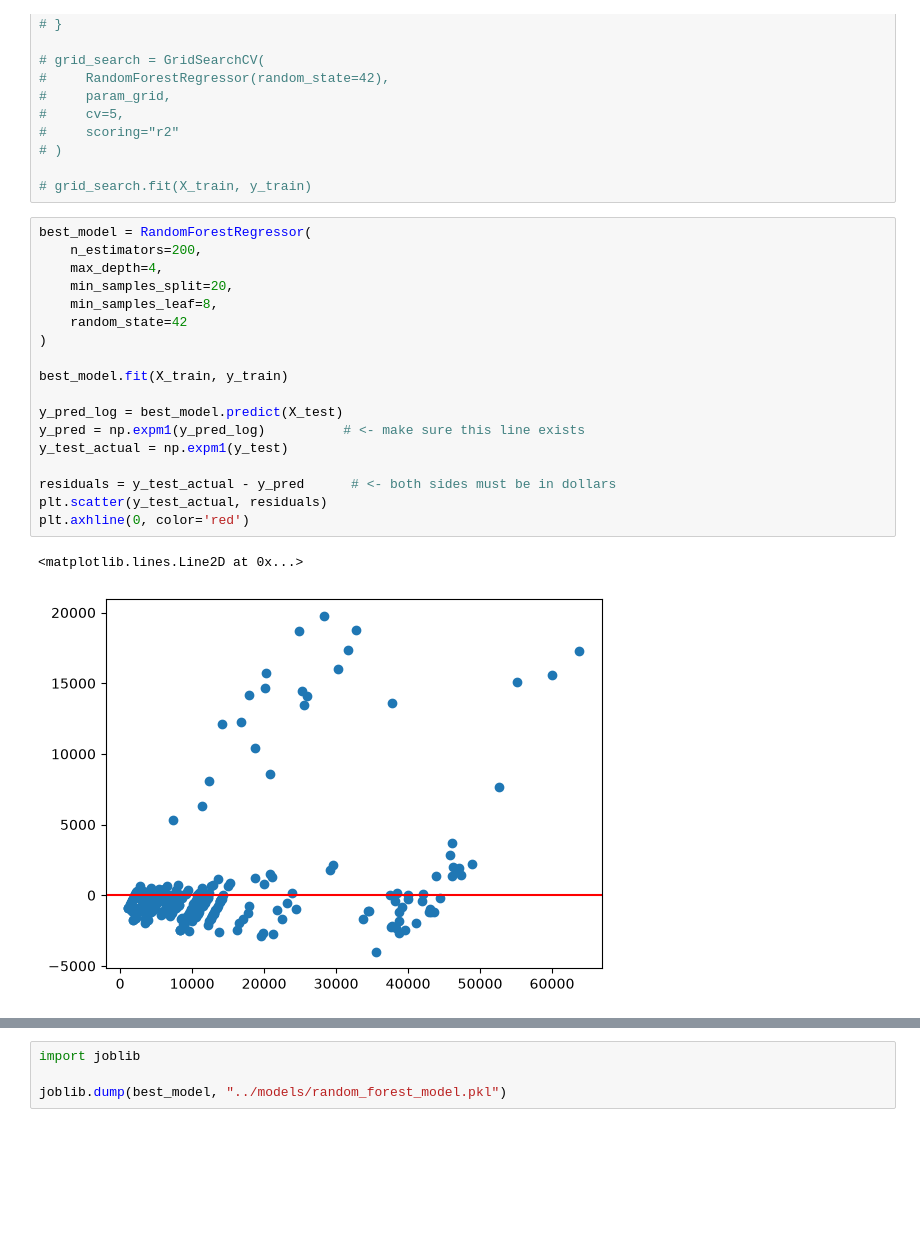
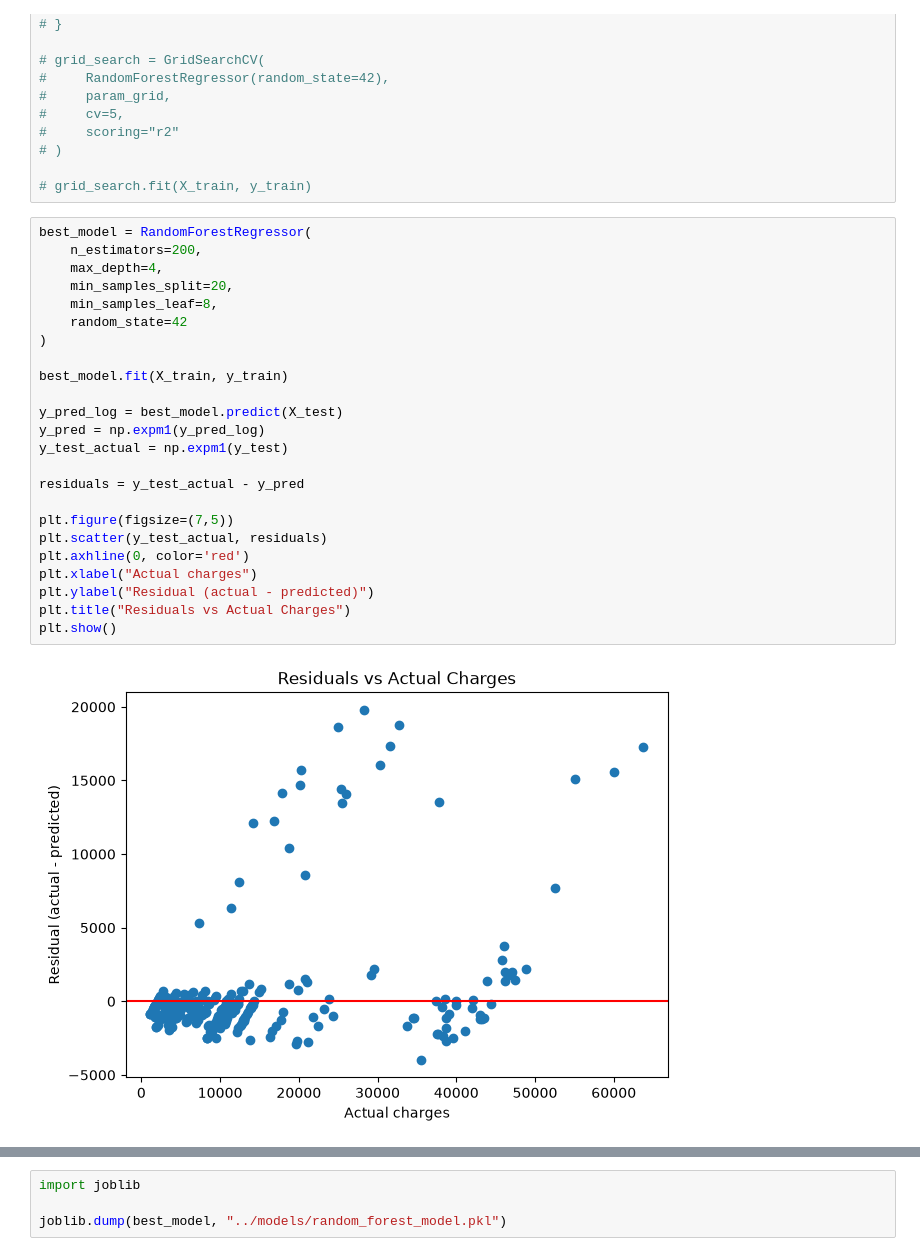
Before and after one commit to wongtaiming/Medical_Insurance_Cost_Prediction_ML, a Jupyter notebook: brian's_testing_dont_use/02_random_forest_model.ipynb, the cells around one changed output, grey strips where cells are left out. Cells and saved outputs as stored; diff of their text form; blank space fills up the shorter version.

```diff
--- a/brian's_testing_dont_use/02_random_forest_model.ipynb
+++ b/brian's_testing_dont_use/02_random_forest_model.ipynb
@@ -78,24 +78,29 @@ R²  : 0.8934675383770672
 # %%
 best_model = RandomForestRegressor(
     n_estimators=200,
     max_depth=4,
     min_samples_split=20,
     min_samples_leaf=8,
     random_state=42
 )
 
 best_model.fit(X_train, y_train)
 
 y_pred_log = best_model.predict(X_test)
-y_pred = np.expm1(y_pred_log)          # <- make sure this line exists
+y_pred = np.expm1(y_pred_log)
 y_test_actual = np.expm1(y_test)
 
-residuals = y_test_actual - y_pred      # <- both sides must be in dollars
+residuals = y_test_actual - y_pred
+
+plt.figure(figsize=(7,5))
 plt.scatter(y_test_actual, residuals)
 plt.axhline(0, color='red')
+plt.xlabel("Actual charges")
+plt.ylabel("Residual (actual - predicted)")
+plt.title("Residuals vs Actual Charges")
+plt.show()
 # %% [output]
-<matplotlib.lines.Line2D at 0x...>
-[figure, old version]
+[figure, new version]
 # %%
 mae = mean_absolute_error(y_test_actual, y_pred)
 mse = mean_squared_error(y_test_actual, y_pred)
```
Also changed, not shown: parts of 5 cells of this notebook, 5 other files.
